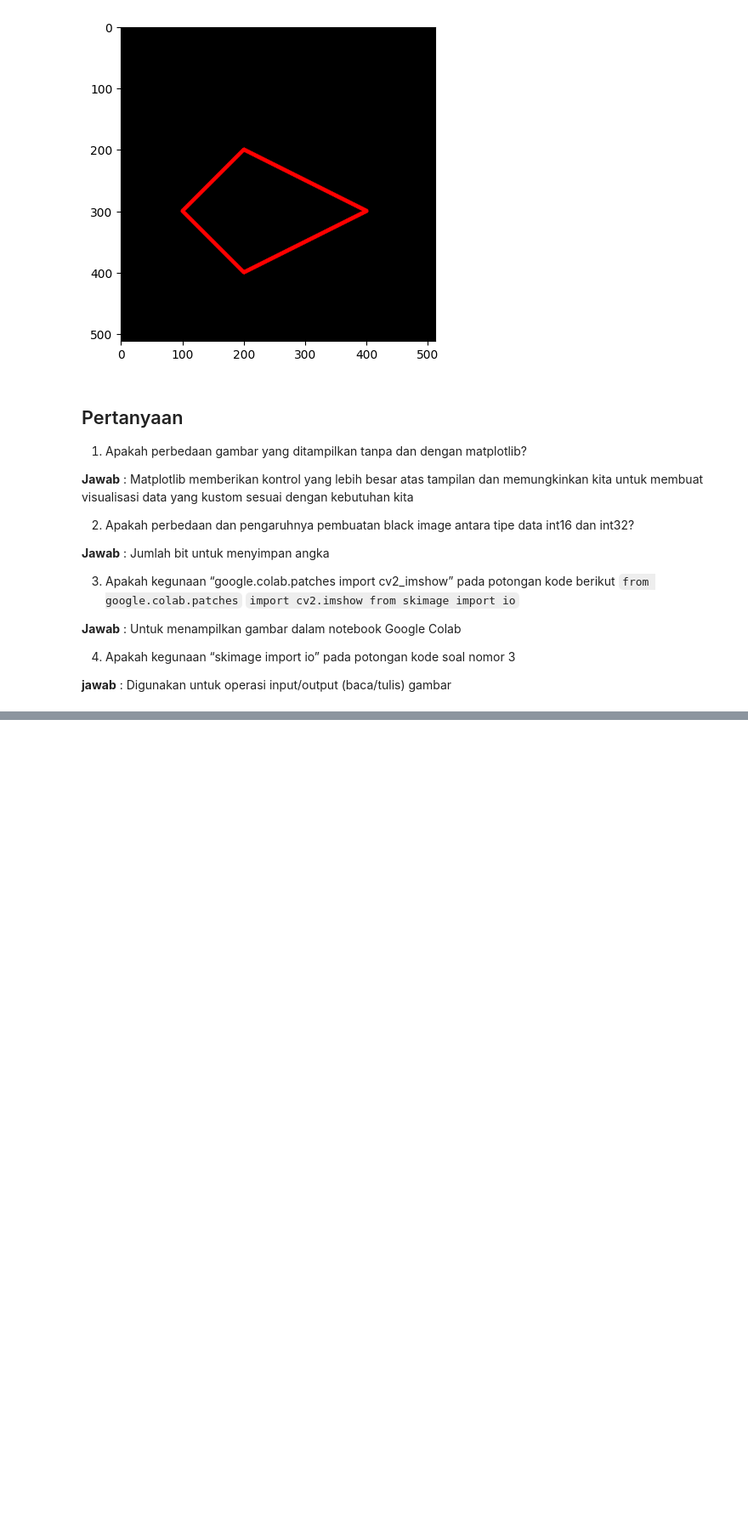
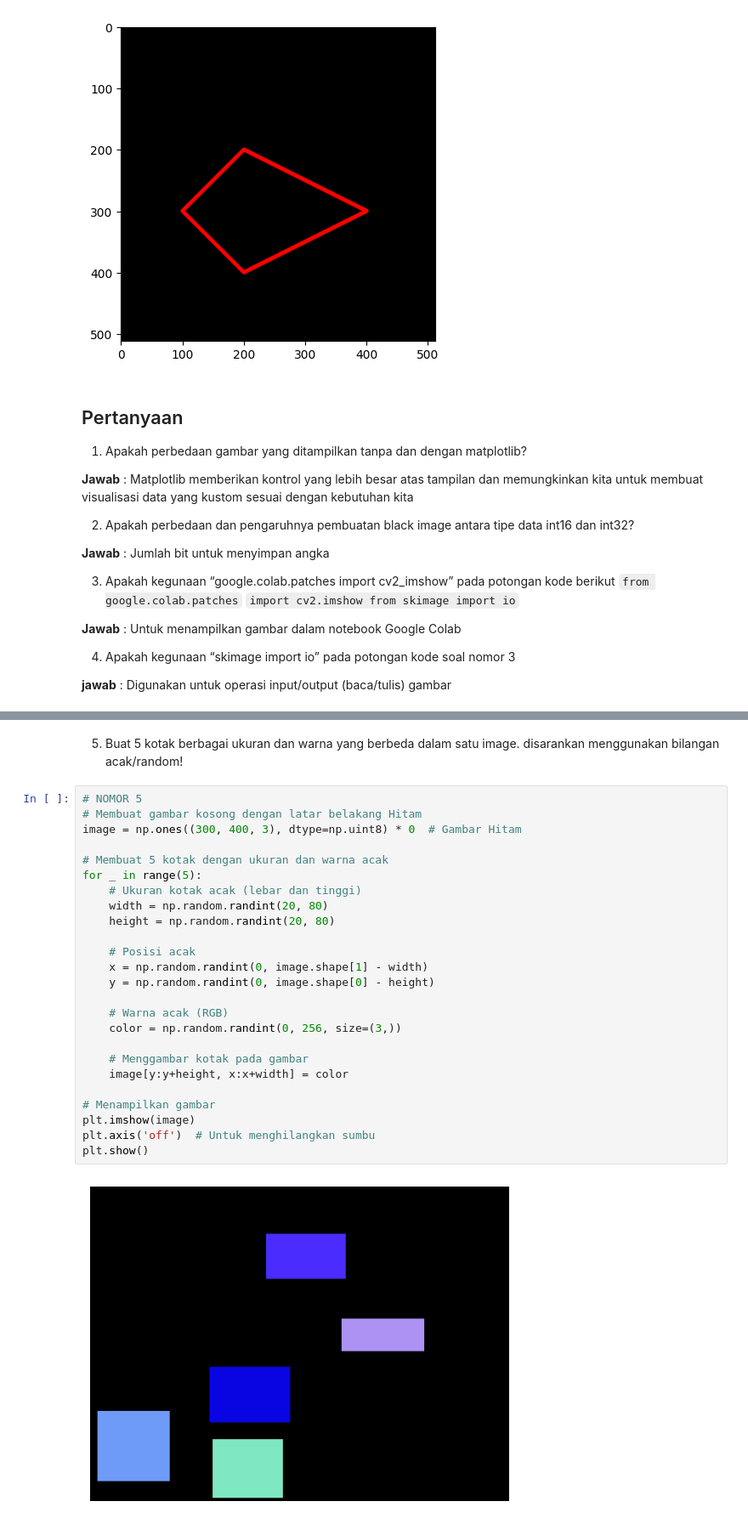
Before and after one commit to hakan009/PCVK_Ganjil_2023_Hakan, a Jupyter notebook: week2.ipynb, the cells around one changed output, grey strips where cells are left out. Shown at 85% size. Saved outputs shown, nothing was run; the diff lists cells and outputs as text; blank space fills up the shorter version.

```diff
--- a/week2.ipynb
+++ b/week2.ipynb
@@ -206,0 +269,30 @@ berikut
+# %% [markdown]
+5. Buat 5 kotak berbagai ukuran dan warna yang berbeda dalam satu image.
+disarankan menggunakan bilangan acak/random!
+# %%
+# NOMOR 5
+# Membuat gambar kosong dengan latar belakang Hitam
+image = np.ones((300, 400, 3), dtype=np.uint8) * 0  # Gambar Hitam
+
+# Membuat 5 kotak dengan ukuran dan warna acak
+for _ in range(5):
+    # Ukuran kotak acak (lebar dan tinggi)
+    width = np.random.randint(20, 80)
+    height = np.random.randint(20, 80)
+
+    # Posisi acak
+    x = np.random.randint(0, image.shape[1] - width)
+    y = np.random.randint(0, image.shape[0] - height)
+
+    # Warna acak (RGB)
+    color = np.random.randint(0, 256, size=(3,))
+
+    # Menggambar kotak pada gambar
+    image[y:y+height, x:x+width] = color
+
+# Menampilkan gambar
+plt.imshow(image)
+plt.axis('off')  # Untuk menghilangkan sumbu
+plt.show()
+# %% [output]
+[figure, added]
```
Also changed, not shown: parts of 9 cells of this notebook.
